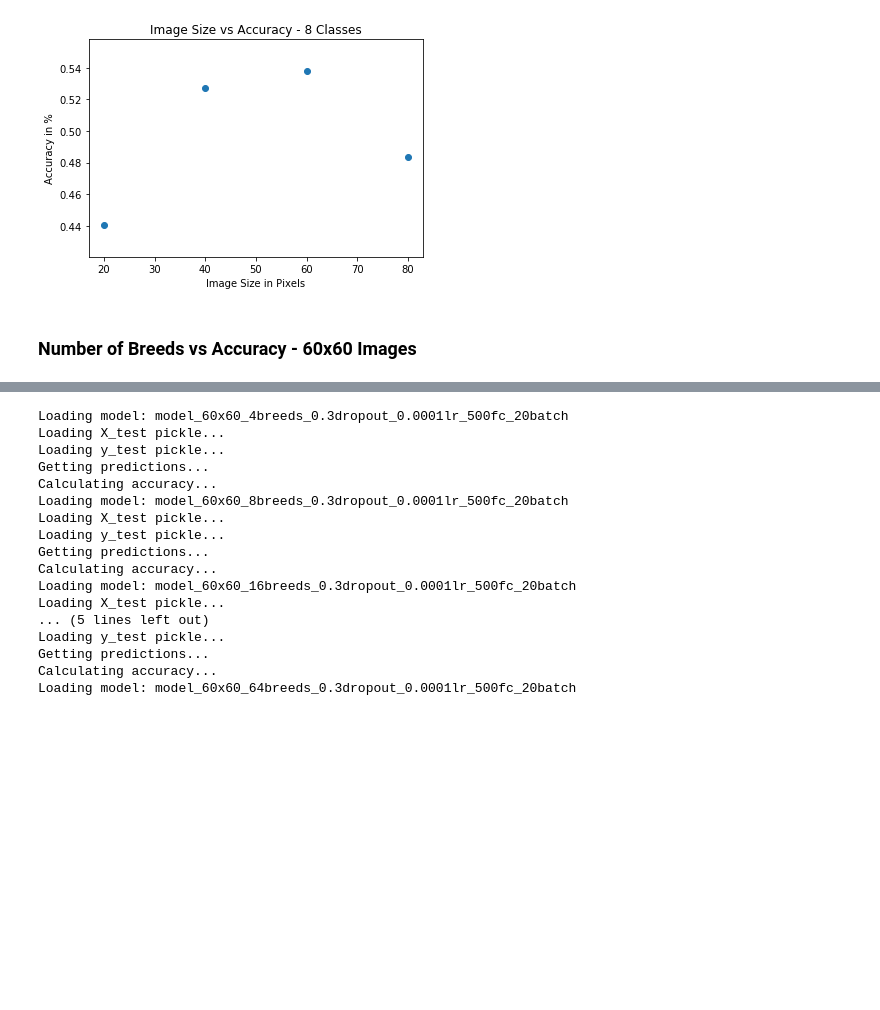
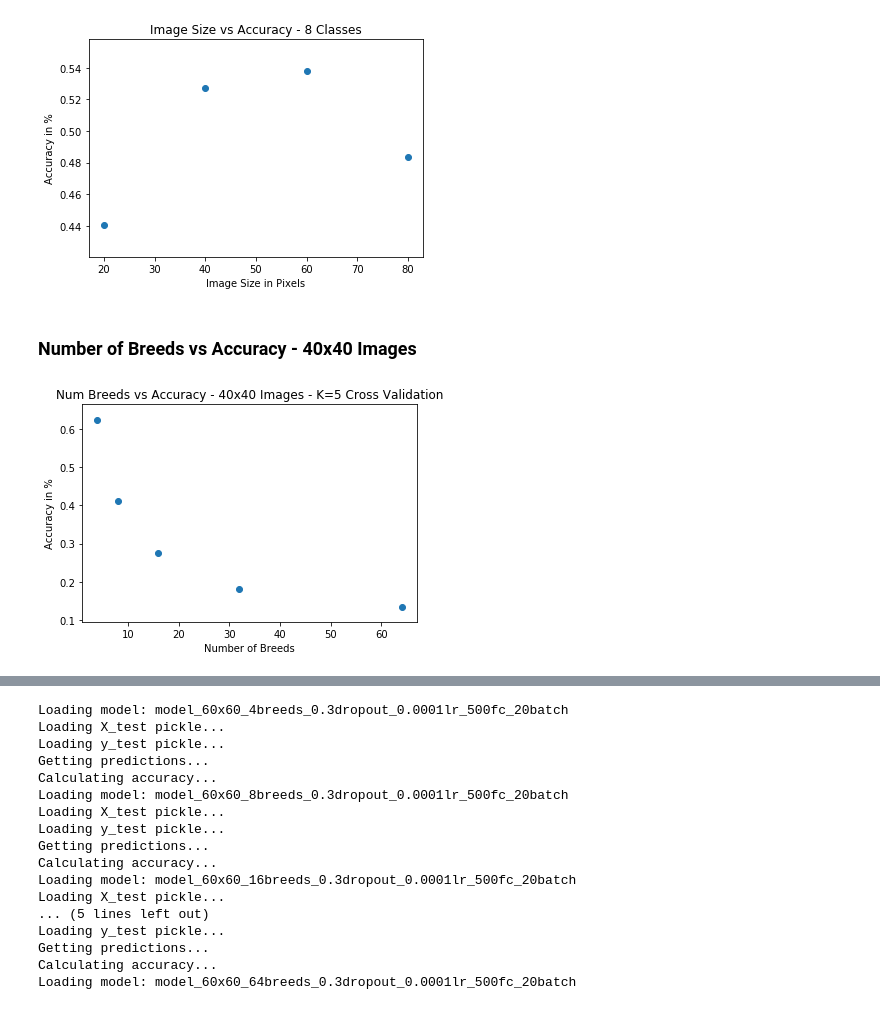
Before and after one commit to nschenone/COGS_118B_Final_Project, a Jupyter notebook: NN.ipynb, the cells around one changed output, grey strips where cells are left out. Cells and saved outputs as stored; diff of their text form; code cells hidden in the pictures; blank space fills up the shorter version.

```diff
--- a/NN.ipynb
+++ b/NN.ipynb
@@ -359,4 +474,4 @@ Getting predictions...
 Calculating accuracy...
 [figure]
 # %% [markdown]
-### Number of Breeds vs Accuracy - 60x60 Images
+### Number of Breeds vs Accuracy - 40x40 Images
@@ -362,0 +551,7 @@ Calculating accuracy...
+# %%
+plt.scatter(num_breeds, accuracies);
+plt.xlabel("Number of Breeds");
+plt.ylabel("Accuracy in %");
+plt.title(f"Num Breeds vs Accuracy - {size}x{size} Images - K=5 Cross Validation");
+# %% [output]
+[figure, added]
```
Also changed, not shown: parts of 10 cells of this notebook, 5 other files.
